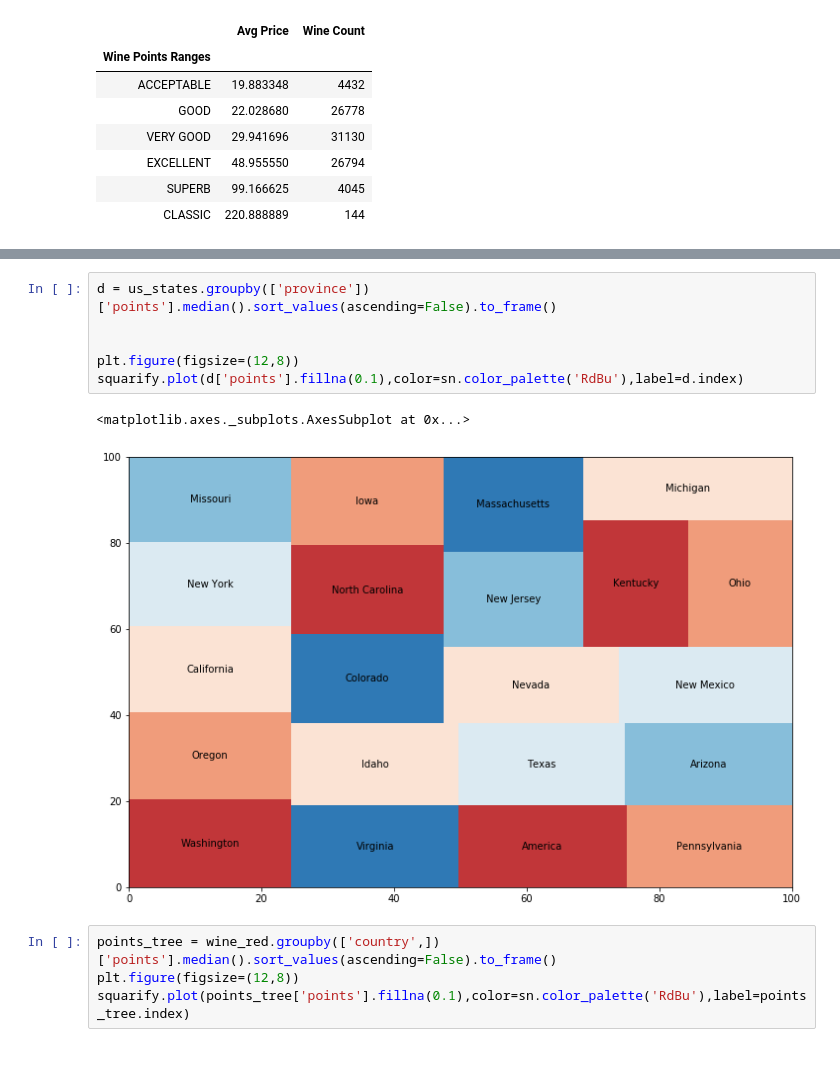
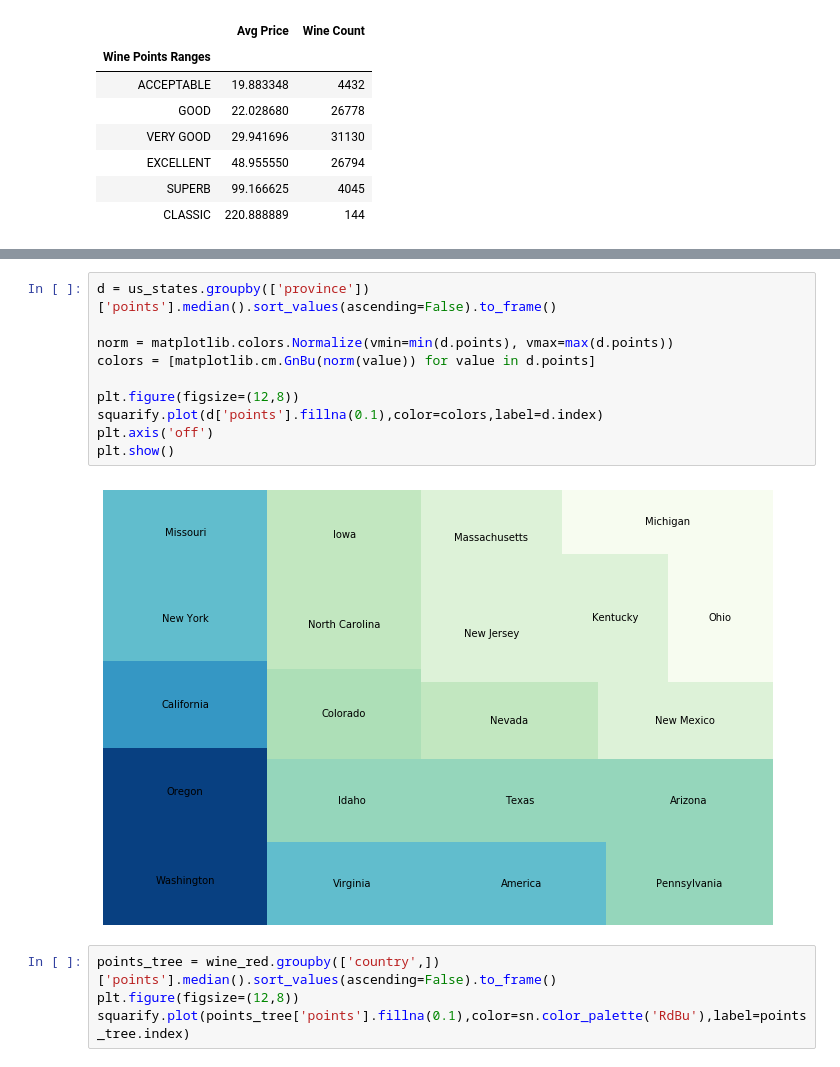
Before and after one commit to 06S197GT/SMU-Project-1, a Jupyter notebook: WineAnalysis.ipynb, the cells around one changed output, grey strips where cells are left out. Drawn from its saved outputs; the diff is of its cells as text.

```diff
--- a/WineAnalysis.ipynb
+++ b/WineAnalysis.ipynb
@@ -941,12 +898,15 @@ us_states
 # %%
 d = us_states.groupby(['province'])['points'].median().sort_values(ascending=False).to_frame()
 
+norm = matplotlib.colors.Normalize(vmin=min(d.points), vmax=max(d.points))
+colors = [matplotlib.cm.GnBu(norm(value)) for value in d.points]
 
 plt.figure(figsize=(12,8))
-squarify.plot(d['points'].fillna(0.1),color=sn.color_palette('RdBu'),label=d.index)
+squarify.plot(d['points'].fillna(0.1),color=colors,label=d.index)
+plt.axis('off')
+plt.show()
 # %% [output]
-<matplotlib.axes._subplots.AxesSubplot at 0x...>
-[figure, old version]
+[figure, new version]
 # %%
 points_tree = wine_red.groupby(['country',])['points'].median().sort_values(ascending=False).to_frame()
 plt.figure(figsize=(12,8))
```
Also changed, not shown: parts of 39 cells of this notebook, 4 other files.
